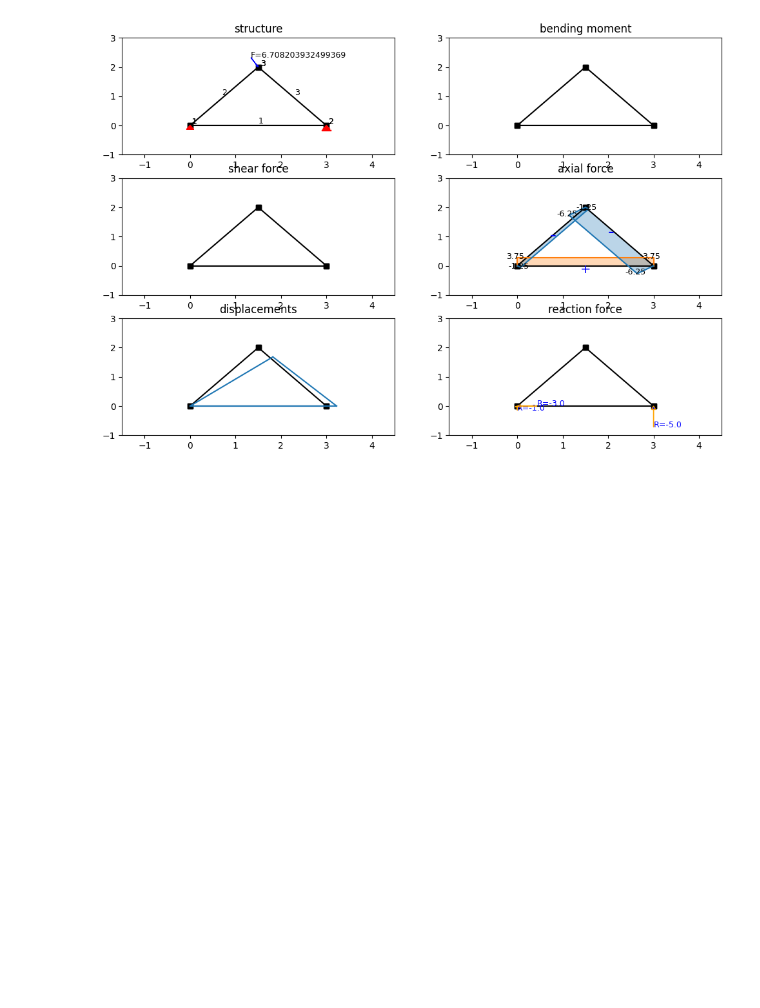
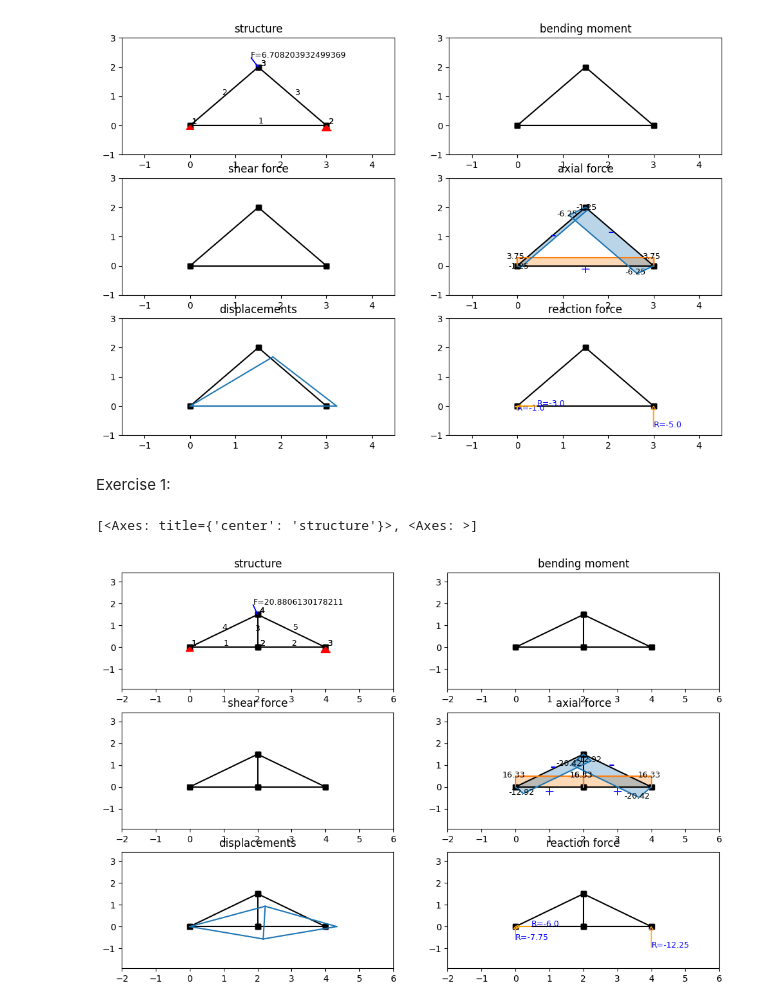
Before and after one commit to weldersalvador/Numerical-analysis-Python, a Jupyter notebook: Treliças/anastruct.ipynb, the cells around one changed output. Drawn from its saved outputs; the diff is of its cells as text; code cells hidden in the pictures; blank space fills up the shorter version.

Commit message:
Resolving exercises

```diff
--- a/Treliças/anastruct.ipynb
+++ b/Treliças/anastruct.ipynb
@@ -76,3 +76,7 @@ ss.show_results()
 # %% [output]
 [<Axes: title={'center': 'structure'}>, <Axes: >]
 [figure]
+# %% [markdown]
+Exercise 1:
+# %%
+ss = SystemElements()
@@ -78,0 +88,44 @@ ss.show_results()
+# %%
+nodes = {
+    'A' : [x_a ,y_a],
+    'B' : [x_b,y_b],
+    'C' : [x_c, y_c],
+    'D' : [x_d,y_d]
+}
+
+conec = [
+    ['A','D'],['D', 'B'],['D','C'], ['A', 'C'], ['B', 'C']
+]
+
+load = {'C' :  (6, -20, 0)}
+
+support = {'A' : (1,1,0),'D' : (0,0,0), 'B' : (0,1,0)}
+# %%
+for n1, n2 in conec:
+  coord1 = nodes[n1]
+  coord2 = nodes[n2]
+  ss.add_truss_element(location = [coord1,coord2])
+
+for name ,  (fx, fy, M) in load.items():
+    node_coord = nodes[name]
+    node_id = ss.find_node_id(node_coord)
+    ss.point_load(node_id = node_id , Fx =fx ,Fy = fy)
+
+for s in support:
+    node_id = ss.find_node_id(nodes[s])
+    restr = support[s]
+    if restr == (1,1,1):
+        ss . add_support_fixed (node_id = node_id )
+    elif restr == (1,1,0):
+        ss.add_support_hinged(node_id = node_id)
+    else:
+      if restr [0] == 1:
+        ss.add_support_roll(node_id = node_id,direction = 1)
+      if restr [1] == 1:
+        ss.add_support_roll(node_id = node_id,direction = 2)
+# %%
+ss.solve()
+ss.show_results()
+# %% [output]
+[<Axes: title={'center': 'structure'}>, <Axes: >]
+[figure, added]
```
Also changed, not shown: parts of 1 cell of this notebook.
